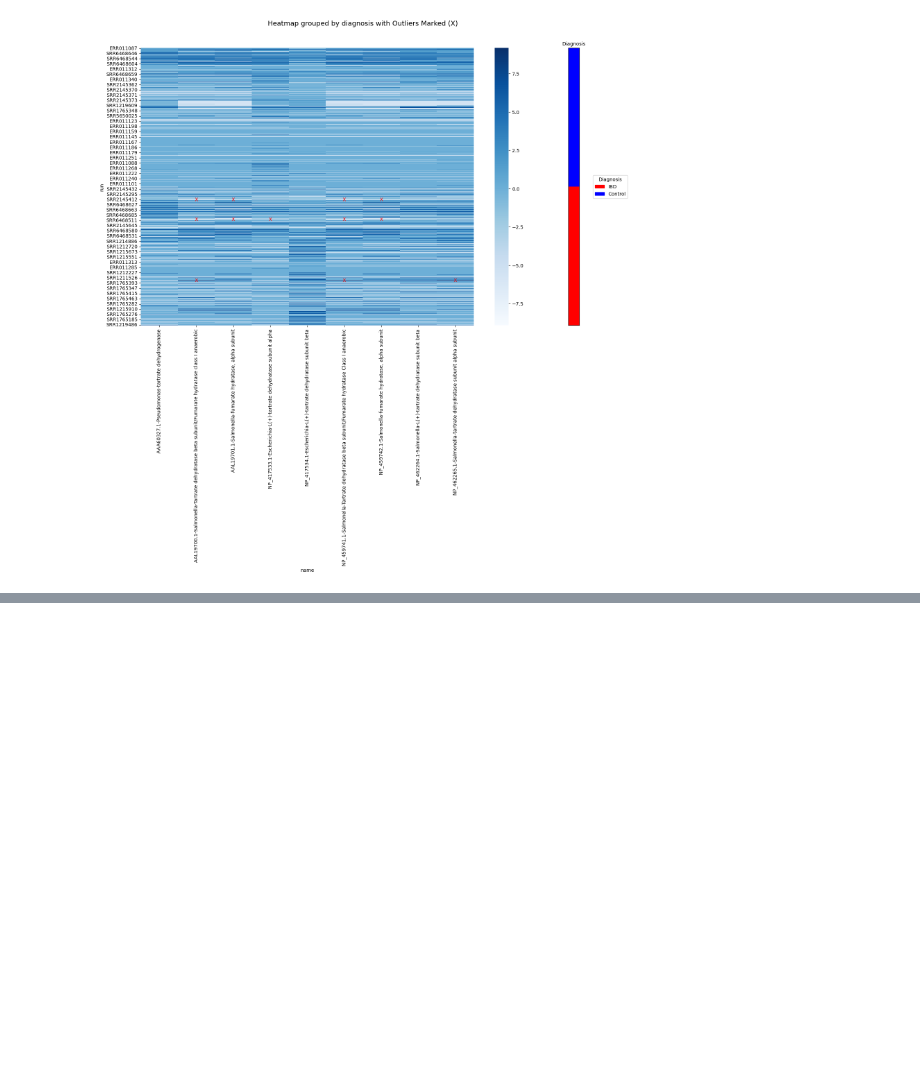
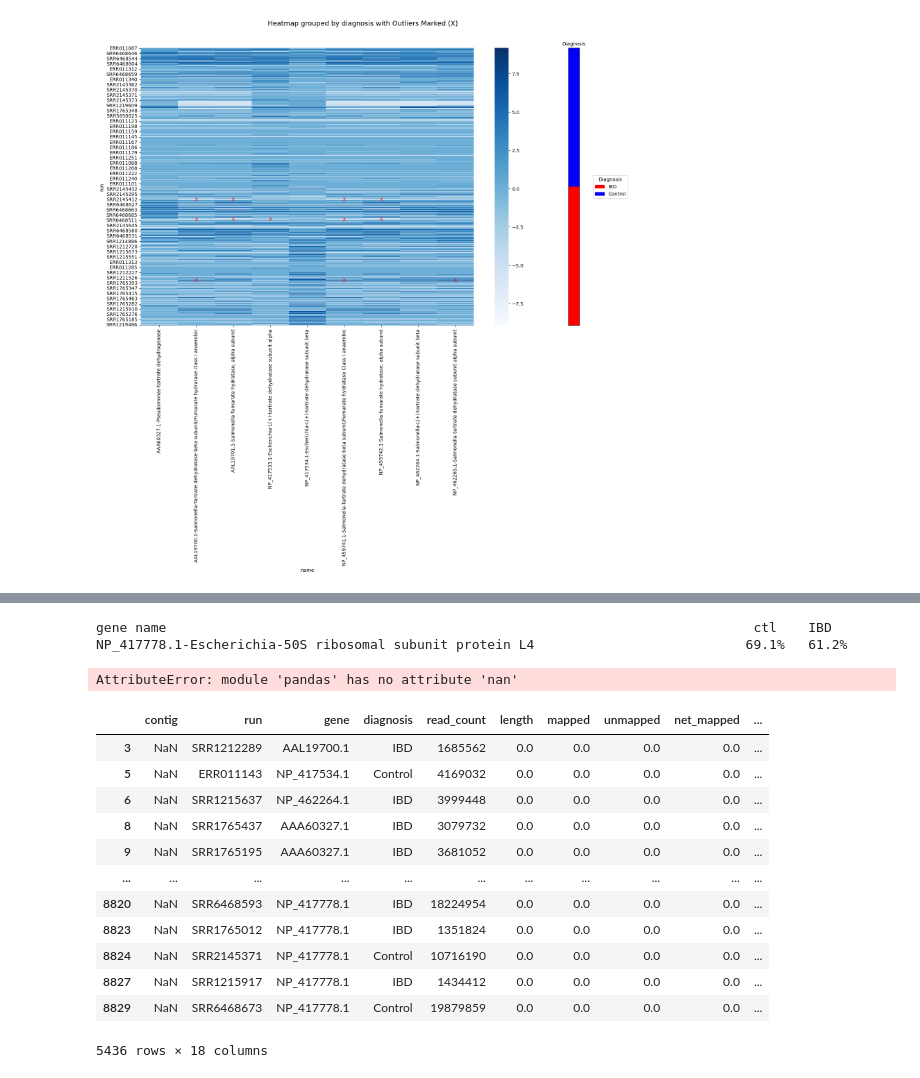
Before and after one commit to ccbaumler/2025-sebastian-paper, a Jupyter notebook: notebooks/fixed_normalized_tartrate_subtracting_controls_fixed.ipynb, the cells around one changed output, grey strips where cells are left out. Cells and saved outputs as stored; diff of their text form; code cells hidden in the pictures; blank space fills up the shorter version.

```diff
--- a/notebooks/fixed_normalized_tartrate_subtracting_controls_fixed.ipynb
+++ b/notebooks/fixed_normalized_tartrate_subtracting_controls_fixed.ipynb
@@ -1097,0 +1175,73 @@ lower_outliers[lower_outliers.any(axis=1)]
+# %%
+import math, numpy
+
+diagnoses_no_contigs = dict(IBD={}, Control={})
+diagnoses_some_contigs = dict(IBD={}, Control={})
+
+seen_run = set()
+
+for index, row in df_scg.iterrows():
+    diag = row['diagnosis']
+    gene = row['name']
+    run = row['run']
+
+    if run in seen_run:
+        continue
+    seen_run.add(run)
+
+    #print(row['contig'], type(row['contig']), row['contig'] == numpy.nan)
+    if type(row['contig']) != str:
+        assert math.isnan(row['contig'])
+        gene_count = diagnoses_no_contigs[diag].get(gene, 0)
+        diagnoses_no_contigs[diag][gene] = gene_count + 1
+    else:
+        gene_count = diagnoses_some_contigs[diag].get(gene, 0)
+        diagnoses_some_contigs[diag][gene] = gene_count + 1
+
+#assert len(diagnoses_no_contigs['IBD']) == 10
+#assert len(diagnoses_no_contigs['Control']) == 10
+
+#assert len(diagnoses_some_contigs['IBD']) == 10
+#assert len(diagnoses_some_contigs['Control']) == 10
+
+genes = set(diagnoses_no_contigs['IBD'])
+
+gene = "gene name"
+
+print(f"{gene[:60]:<80}    ctl    IBD")
+
+for gene in genes:
+    total_ibd = diagnoses_no_contigs['IBD'][gene] + diagnoses_some_contigs['IBD'][gene]
+    total_ctl = diagnoses_no_contigs['Control'][gene] + diagnoses_some_contigs['Control'][gene]
+
+    f_ibd_no_contigs = diagnoses_no_contigs['IBD'][gene] / total_ibd
+    f_ctl_no_contigs = diagnoses_no_contigs['Control'][gene] / total_ctl
+
+    print(f"{gene[:60]:<80} {f_ctl_no_contigs*100:>6.1f}% {f_ibd_no_contigs*100:>6.1f}%")
+
+#diagnoses_no_contigs
+# %% [output]
+gene name                                                                           ctl    IBD
+NP_417778.1-Escherichia-50S ribosomal subunit protein L4                           69.1%   61.2%
+# %%
+pd.nan
+# %% [output]
+AttributeError: module 'pandas' has no attribute 'nan'
+# %%
+
+df_no_contigs = df_fin[df_fin['contig'].isna()]
+df_no_contigs
+# %% [output]
+|  | contig | run | gene | diagnosis | read_count | length | mapped | unmapped | net_mapped | ... |
+| 3 | NaN | SRR1212289 | AAL19700.1 | IBD | 1685562 | 0.0 | 0.0 | 0.0 | 0.0 | ... |
+| 5 | NaN | ERR011143 | NP_417534.1 | Control | 4169032 | 0.0 | 0.0 | 0.0 | 0.0 | ... |
+| 6 | NaN | SRR1215637 | NP_462264.1 | IBD | 3999448 | 0.0 | 0.0 | 0.0 | 0.0 | ... |
+| 8 | NaN | SRR1765437 | AAA60327.1 | IBD | 3079732 | 0.0 | 0.0 | 0.0 | 0.0 | ... |
+| 9 | NaN | SRR1765195 | AAA60327.1 | IBD | 3681052 | 0.0 | 0.0 | 0.0 | 0.0 | ... |
+| ... | ... | ... | ... | ... | ... | ... | ... | ... | ... | ... |
+| 8820 | NaN | SRR6468593 | NP_417778.1 | IBD | 18224954 | 0.0 | 0.0 | 0.0 | 0.0 | ... |
+| 8823 | NaN | SRR1765012 | NP_417778.1 | IBD | 1351824 | 0.0 | 0.0 | 0.0 | 0.0 | ... |
+| 8824 | NaN | SRR2145371 | NP_417778.1 | Control | 10716190 | 0.0 | 0.0 | 0.0 | 0.0 | ... |
+| 8827 | NaN | SRR1215917 | NP_417778.1 | IBD | 1434412 | 0.0 | 0.0 | 0.0 | 0.0 | ... |
+| 8829 | NaN | SRR6468673 | NP_417778.1 | Control | 19879859 | 0.0 | 0.0 | 0.0 | 0.0 | ... |
+5436 rows × 18 columns
```
Also changed, not shown: parts of 5 cells of this notebook.
